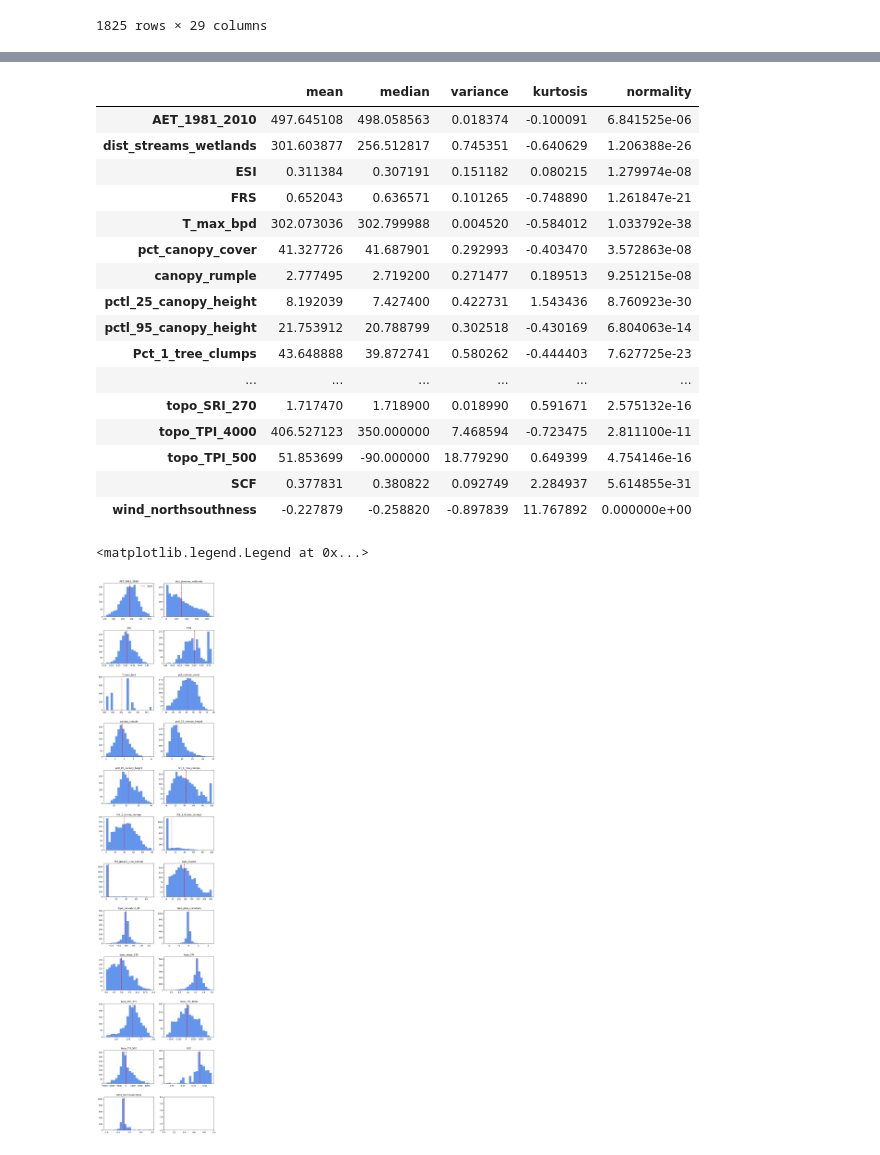
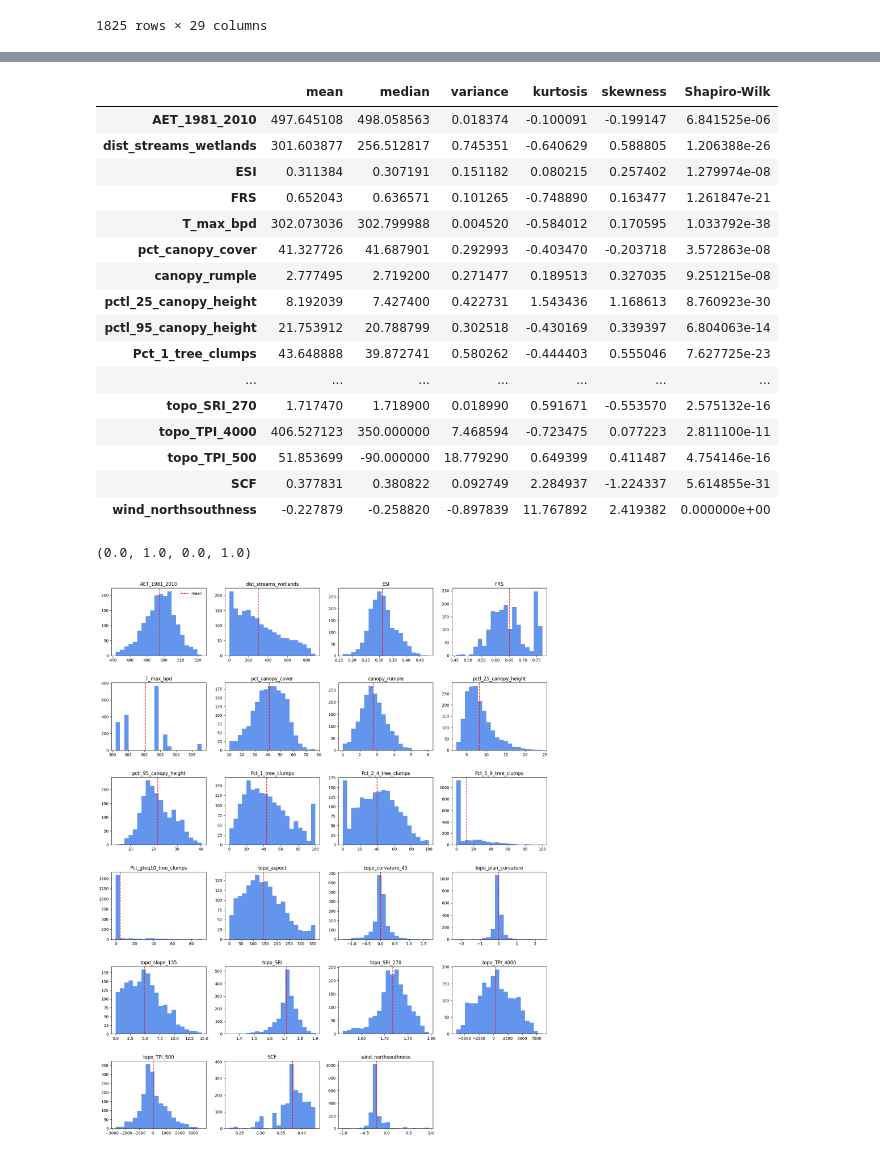
Before and after one commit to UW-ESS-DS/MLGeo2023_ESS569_Burn_Severity_Drivers, a Jupyter notebook: data_characterization.ipynb, the cells around one changed output, grey strips where cells are left out. Cells and saved outputs as stored; diff of their text form; code cells hidden in the pictures.

Commit message:
update .gitignore and replace data char notebook

```diff
--- a/data_characterization.ipynb
+++ b/data_characterization.ipynb
@@ -75,55 +75,60 @@ for var in analog_vars:
     median = np.median(data[var]) # calculate median
     variance = scipy.stats.variation(data[var]) # calculate variance
     kurtosis = scipy.stats.kurtosis(data[var]) # calculate kurtosis
-    normality = scipy.stats.shapiro(data[var])[1] # calculate normality via Shapiro-Wilk
+    skewness = scipy.stats.skew(data[var])  # calculate skewness
+    ShapiroWilk = scipy.stats.shapiro(data[var])[1] # calculate normality via Shapiro-Wilk
     stats[var] = {"mean": mean,
                 "median": median,
                 "variance": variance,
                 "kurtosis": kurtosis,
-                "normality": normality} # enter var stats into dict
+                "skewness": skewness,
+                "Shapiro-Wilk": ShapiroWilk} # enter var stats into dict
 
 stats_df = pd.DataFrame.from_dict(stats)
 display(stats_df.T) # show transpose of dataframe for easier readability
 
-# Notice the extremely low normality scores
+# According to Shapiro-Wilk p-values, none of the variables are normally distributed
 # %% [output]
-|  | mean | median | variance | kurtosis | normality |
-| AET_1981_2010 | 497.645108 | 498.058563 | 0.018374 | -0.100091 | 6.841525e-06 |
-| dist_streams_wetlands | 301.603877 | 256.512817 | 0.745351 | -0.640629 | 1.206388e-26 |
-| ESI | 0.311384 | 0.307191 | 0.151182 | 0.080215 | 1.279974e-08 |
-| FRS | 0.652043 | 0.636571 | 0.101265 | -0.748890 | 1.261847e-21 |
-| T_max_bpd | 302.073036 | 302.799988 | 0.004520 | -0.584012 | 1.033792e-38 |
-| pct_canopy_cover | 41.327726 | 41.687901 | 0.292993 | -0.403470 | 3.572863e-08 |
-| canopy_rumple | 2.777495 | 2.719200 | 0.271477 | 0.189513 | 9.251215e-08 |
-| pctl_25_canopy_height | 8.192039 | 7.427400 | 0.422731 | 1.543436 | 8.760923e-30 |
-| pctl_95_canopy_height | 21.753912 | 20.788799 | 0.302518 | -0.430169 | 6.804063e-14 |
-| Pct_1_tree_clumps | 43.648888 | 39.872741 | 0.580262 | -0.444403 | 7.627725e-23 |
-| ... | ... | ... | ... | ... | ... |
-| topo_SRI_270 | 1.717470 | 1.718900 | 0.018990 | 0.591671 | 2.575132e-16 |
-| topo_TPI_4000 | 406.527123 | 350.000000 | 7.468594 | -0.723475 | 2.811100e-11 |
-| topo_TPI_500 | 51.853699 | -90.000000 | 18.779290 | 0.649399 | 4.754146e-16 |
-| SCF | 0.377831 | 0.380822 | 0.092749 | 2.284937 | 5.614855e-31 |
-| wind_northsouthness | -0.227879 | -0.258820 | -0.897839 | 11.767892 | 0.000000e+00 |
+|  | mean | median | variance | kurtosis | skewness | Shapiro-Wilk |
+| AET_1981_2010 | 497.645108 | 498.058563 | 0.018374 | -0.100091 | -0.199147 | 6.841525e-06 |
+| dist_streams_wetlands | 301.603877 | 256.512817 | 0.745351 | -0.640629 | 0.588805 | 1.206388e-26 |
+| ESI | 0.311384 | 0.307191 | 0.151182 | 0.080215 | 0.257402 | 1.279974e-08 |
+| FRS | 0.652043 | 0.636571 | 0.101265 | -0.748890 | 0.163477 | 1.261847e-21 |
+| T_max_bpd | 302.073036 | 302.799988 | 0.004520 | -0.584012 | 0.170595 | 1.033792e-38 |
+| pct_canopy_cover | 41.327726 | 41.687901 | 0.292993 | -0.403470 | -0.203718 | 3.572863e-08 |
+| canopy_rumple | 2.777495 | 2.719200 | 0.271477 | 0.189513 | 0.327035 | 9.251215e-08 |
+| pctl_25_canopy_height | 8.192039 | 7.427400 | 0.422731 | 1.543436 | 1.168613 | 8.760923e-30 |
+| pctl_95_canopy_height | 21.753912 | 20.788799 | 0.302518 | -0.430169 | 0.339397 | 6.804063e-14 |
+| Pct_1_tree_clumps | 43.648888 | 39.872741 | 0.580262 | -0.444403 | 0.555046 | 7.627725e-23 |
+| ... | ... | ... | ... | ... | ... | ... |
+| topo_SRI_270 | 1.717470 | 1.718900 | 0.018990 | 0.591671 | -0.553570 | 2.575132e-16 |
+| topo_TPI_4000 | 406.527123 | 350.000000 | 7.468594 | -0.723475 | 0.077223 | 2.811100e-11 |
+| topo_TPI_500 | 51.853699 | -90.000000 | 18.779290 | 0.649399 | 0.411487 | 4.754146e-16 |
+| SCF | 0.377831 | 0.380822 | 0.092749 | 2.284937 | -1.224337 | 5.614855e-31 |
+| wind_northsouthness | -0.227879 | -0.258820 | -0.897839 | 11.767892 | 2.419382 | 0.000000e+00 |
 # %%
-ncols = 2 # change to whatever you'd like!
+ncols = 4 # change to whatever you'd like!
 nrows = int( np.ceil( (len(analog_vars.keys())/ncols) ) )
 
 fig, ax = plt.subplots(nrows, ncols, figsize=(5*ncols, 100/ncols))
 
 col_order = list(np.arange(ncols))*nrows # making column and row order lists for the subplot for loop
 row_order = []
 for i in np.arange(nrows):
     for j in np.arange(ncols):
         row_order.append(i)
 
 for r, c, var in zip(row_order, col_order, analog_vars): # loop through each continuous variable
     ax[r][c].hist(data[var], 20, color='cornflowerblue') # make histogram of var
     ax[r][c].set_title(var) # tile histogram w/ var string
     ax[r][c].axvline(stats_df[var]['mean'], c='r', ls='--', alpha=1, label='mean') # make vertical mean line
 
 plt.subplots_adjust(wspace=0.2, hspace=0.4) # make space between plots
 ax[0][0].legend()
+
+# Disable the last subplot if it's empty
+ax[-1, -1].axis('off')
 # %% [output]
-<matplotlib.legend.Legend at 0x...>
+(0.0, 1.0, 0.0, 1.0)
-[figure, old version]
+[figure, new version]
 # %%
```
Also changed, not shown: parts of 4 cells of this notebook, 2 other files.
